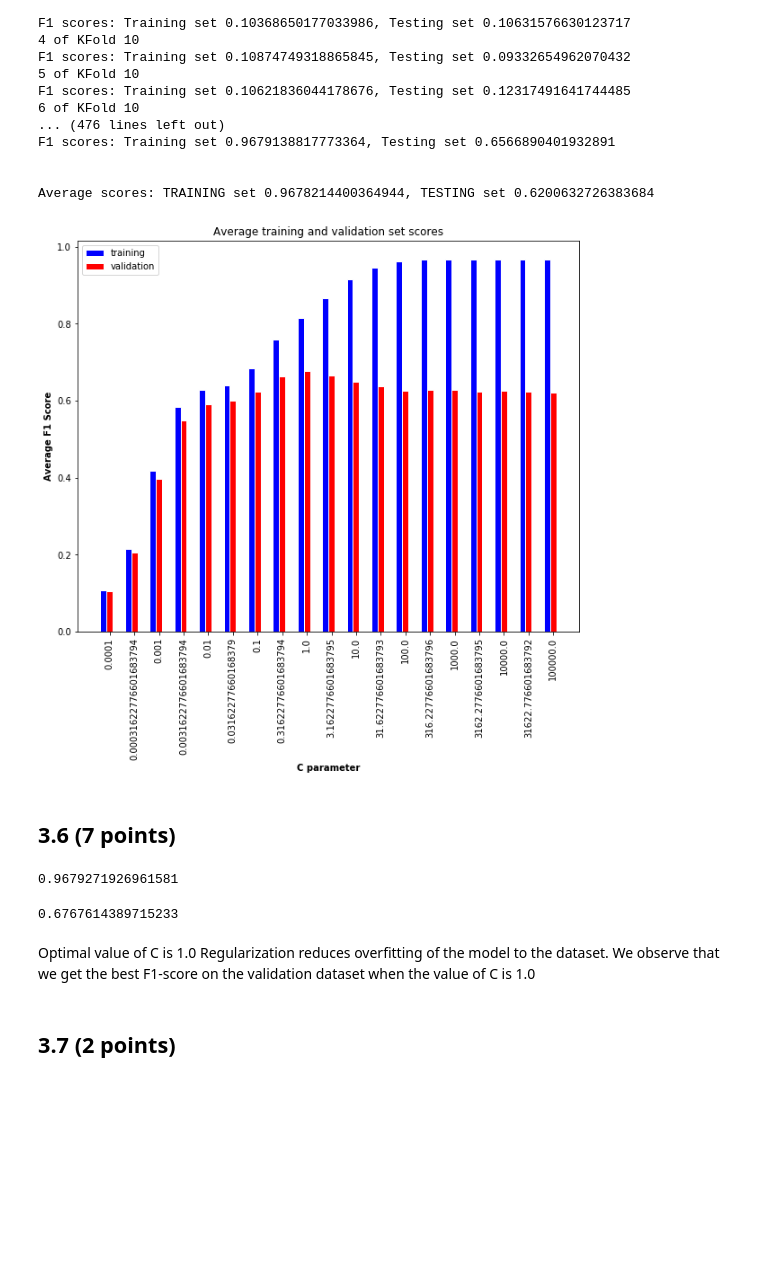
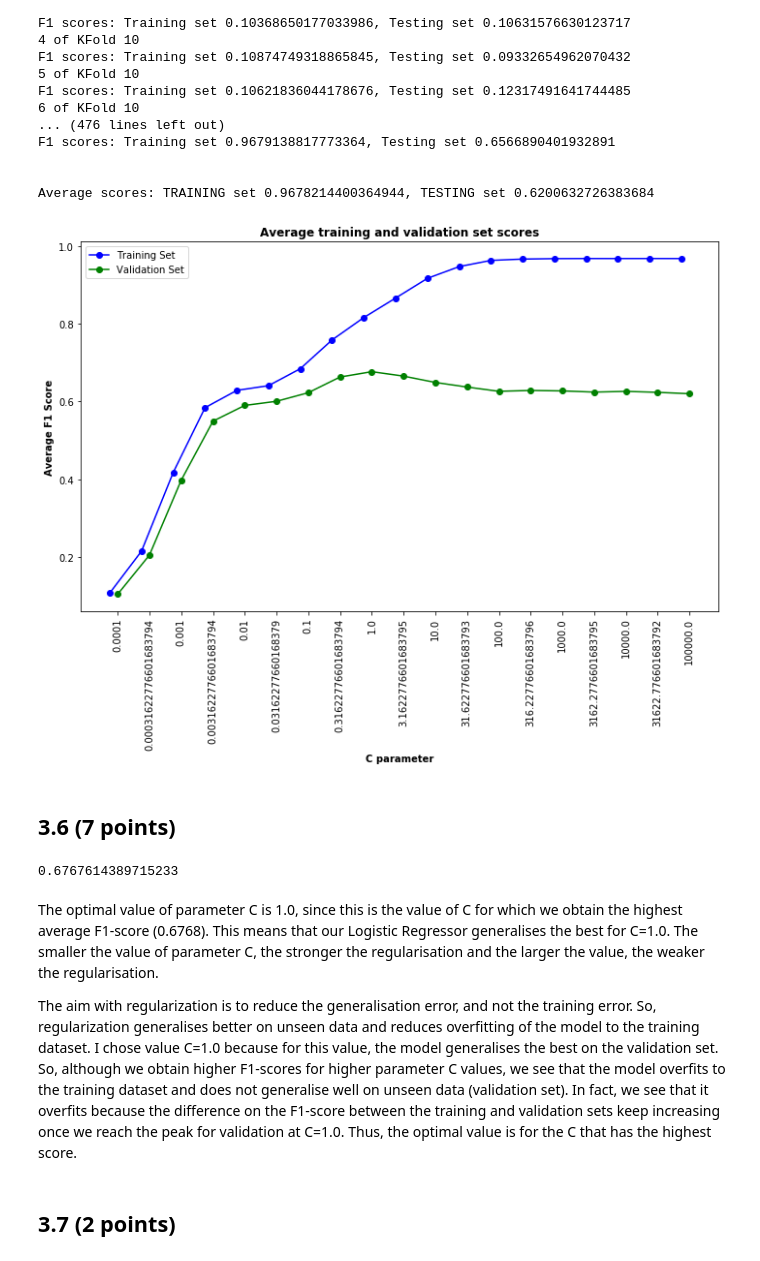
Before and after one commit to celinadong/IAML-CW2, a Jupyter notebook: Data/PartA/Part A - 20 Newsgroups.ipynb, the cells around one changed output. Cells and saved outputs as stored; diff of their text form; code cells hidden in the pictures; blank space fills up the shorter version.

Commit message:
Part A done, need to fix values on graph

```diff
--- a/Data/PartA/Part A - 20 Newsgroups.ipynb
+++ b/Data/PartA/Part A - 20 Newsgroups.ipynb
@@ -407,12 +407,11 @@ Logistic Regression applied to classify multi-class labels __methods seen in lec
 # %%
 f1scores = []
 fold = 1
-
 # Split dataset using Stratified KFold
 for train_index, val_index in skf.split(X_train, y_train):
     print("{} of KFold {}".format(fold, skf.n_splits))
-    Xtrn, Xval = X_train.loc[train_index], X_train.loc[val_index]
-    ytrn, yval = y_train.loc[train_index], y_train.loc[val_index]
+    Xtrn, Xval = X_train.loc[train_index].values, X_train.loc[val_index].values
+    ytrn, yval = y_train.loc[train_index].values, y_train.loc[val_index].values
 
     # Train Logistic Regressor on training data
     lr = LogisticRegression(solver='lbfgs', multi_class='multinomial', random_state=0)
@@ -515,39 +508,37 @@ F1 scores: Training set 0.9679138817773364, Testing set 0.6566890401932891
 
 Average scores: TRAINING set 0.9678214400364944, TESTING set 0.6200632726383684
 # %%
-# Barplot
-
 # Position of each bar on the X axis
 bar_width = 0.25
 range_train = np.arange(1, 20)
 range_val = [x + bar_width for x in range_train]
 
 plt.figure(figsize=(10,8))
-plt.bar(range_train, train_average_scores, color='b', width=bar_width, edgecolor='white', label='training')
-plt.bar(range_val, val_average_scores, color='r', width=bar_width, edgecolor='white', label='validation')
+plt.plot(range_train, train_average_scores, marker='o', color='blue', label='Training Set')
+plt.plot(range_val, val_average_scores, marker='o', color='green', label='Validation Set')
+# plt.bar(range_train, train_average_scores, color='b', width=bar_width, edgecolor='white', label='training')
+# plt.bar(range_val, val_average_scores, color='r', width=bar_width, edgecolor='white', label='validation')
 
 plt.xlabel('C parameter', fontweight='bold')
 plt.ylabel('Average F1 Score', fontweight='bold')
 plt.xticks([r + bar_width for r in range(1, 20)], C_params)
 plt.xticks(rotation=90)
-plt.title("Average training and validation set scores")
+plt.title("Average training and validation set scores", fontweight='bold')
 plt.legend()
+plt.tight_layout()
 plt.show()
 # %% [output]
-[figure, old version]
+[figure, new version]
 # %% [markdown]
 ## 3.6 (7 points)
-# %%
-max(train_average_scores)
-# %% [output]
-0.9679271926961581
 # %%
 max(val_average_scores)
 # %% [output]
 0.6767614389715233
-# %% [markdown]
-Optimal value of C is 1.0
-Regularization reduces overfitting of the model to the dataset. We observe that we get the best F1-score on the validation dataset when the value of C is 1.0
+# %% [markdown]
+The optimal value of parameter C is 1.0, since this is the value of C for which we obtain the highest average F1-score (0.6768). This means that our Logistic Regressor generalises the best for C=1.0. The smaller the value of parameter C, the stronger the regularisation and the larger the value, the weaker the regularisation.
+
+The aim with regularization is to reduce the generalisation error, and not the training error. So, regularization generalises better on unseen data and reduces overfitting of the model to the training dataset. I chose value C=1.0 because for this value, the model generalises the best on the validation set. So, although we obtain higher F1-scores for higher parameter C values, we see that the model overfits to the training dataset and does not generalise well on unseen data (validation set). In fact, we see that it overfits because the difference on the F1-score between the training and validation sets keep increasing once we reach the peak for validation at C=1.0. Thus, the optimal value is for the C that has the highest score.
 # %% [markdown]
 ## 3.7 (2 points)
 # %%
```
Also changed, not shown: parts of 7 cells of this notebook, 1 other file.
